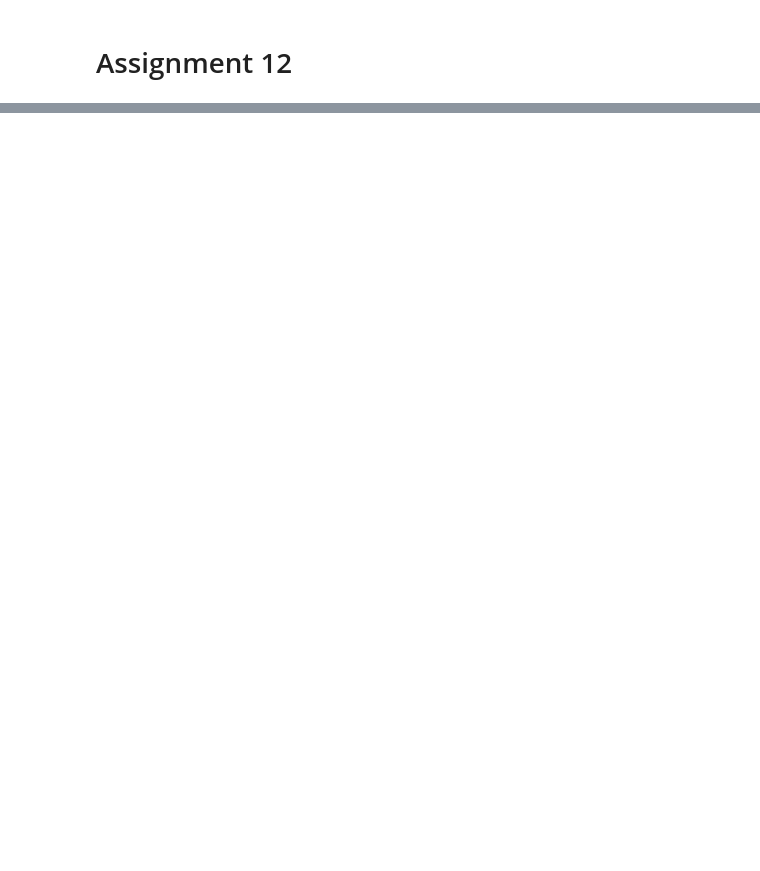
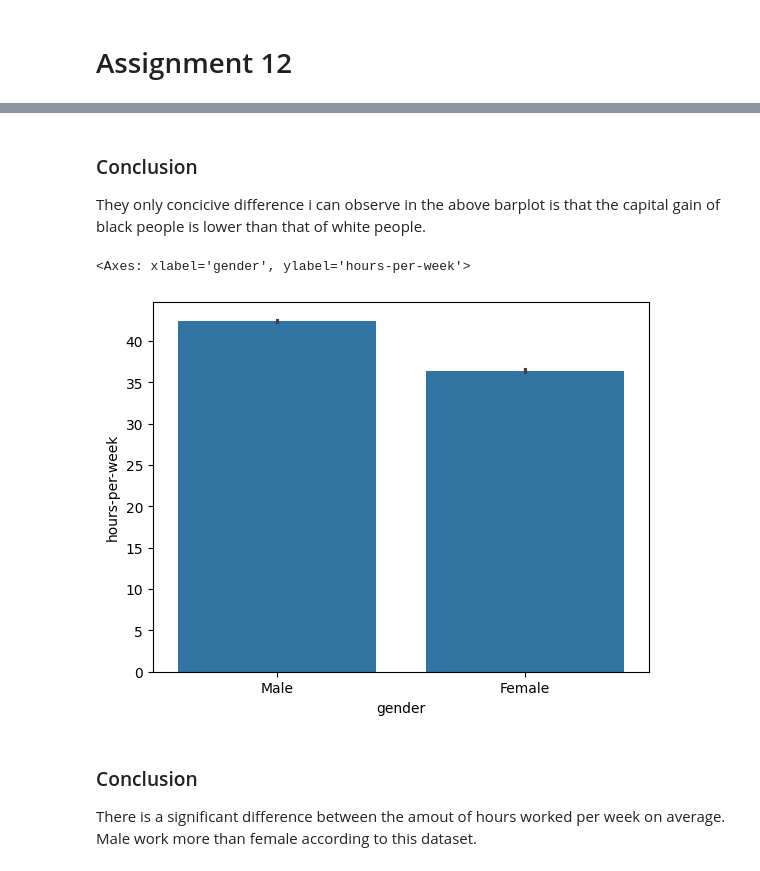
Before and after one commit to Ginger-liam/DataScienceLessons, a Jupyter notebook: Portfolio/Assignment 12.ipynb, the cells around one changed output, grey strips where cells are left out. Cells and saved outputs as stored; diff of their text form; code cells hidden in the pictures; blank space fills up the shorter version.

```diff
--- a/Portfolio/Assignment 12.ipynb
+++ b/Portfolio/Assignment 12.ipynb
@@ -15,0 +50,11 @@ movies.head()
+# %% [markdown]
+### Conclusion
+They only concicive difference i can observe in the above barplot is that the capital gain of black people is lower than that of white people.
+# %%
+sns.barplot(y="hours-per-week", x="gender", data=df)
+# %% [output]
+<Axes: xlabel='gender', ylabel='hours-per-week'>
+[figure, added]
+# %% [markdown]
+### Conclusion
+There is a significant difference between the amout of hours worked per week on average. Male work more than female according to this dataset.
```
Also changed, not shown: parts of 5 cells of this notebook, 11 other files.
